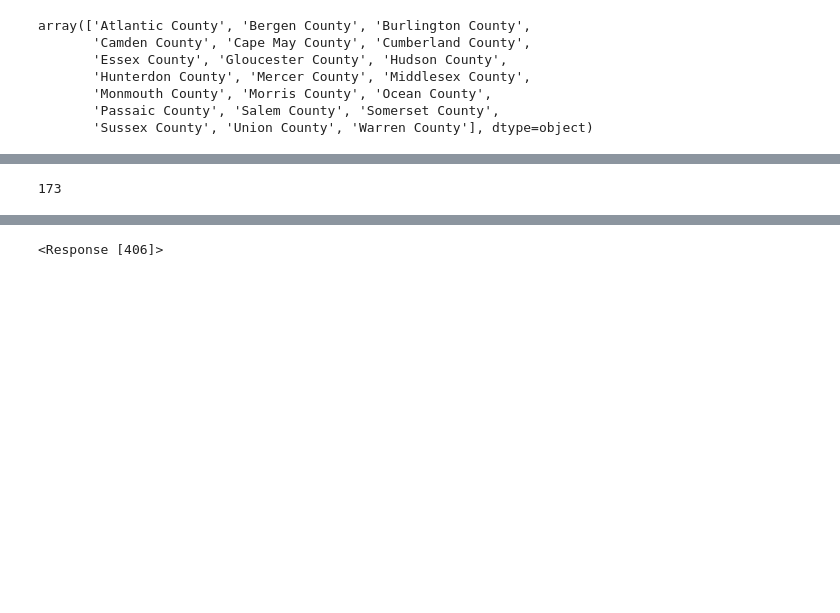
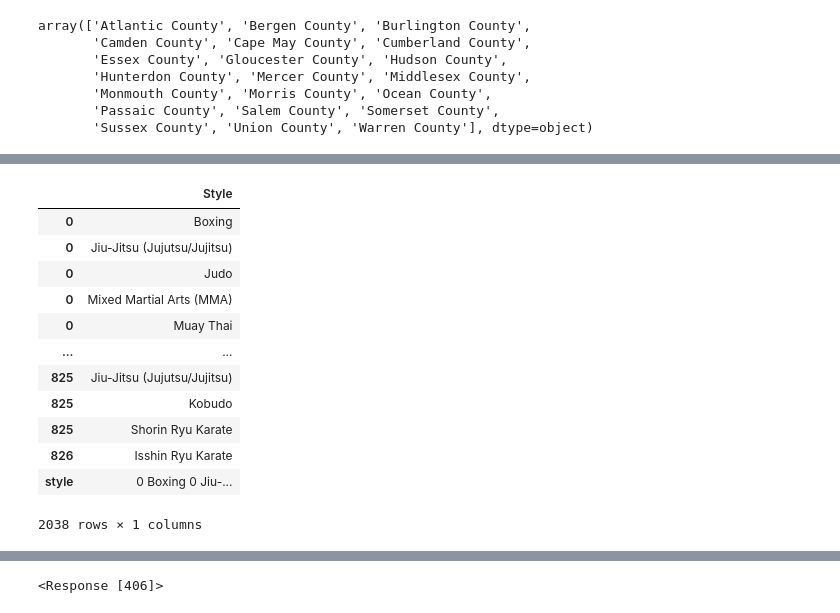
Before and after one commit to kplam624/Dojo-Finder, a Jupyter notebook: SB_data_scrap.ipynb, the cells around one changed output, grey strips where cells are left out. Saved outputs shown, nothing was run; the diff lists cells and outputs as text; code cells hidden in the pictures; blank space fills up the shorter version.

```diff
--- a/SB_data_scrap.ipynb
+++ b/SB_data_scrap.ipynb
@@ -160,15 +124,0 @@ df2
-# %%
-import json
-
-with open(r'C:\Users\Buddy\Desktop\temp\Test_data\final_dojo.json') as project_file:
-    data = json.load(project_file)
-
-#file =
-
-
-df = pd.json_normalize(data)
-df
-
-df2 = pd.read_json(r'C:\Users\Buddy\Desktop\temp\Test_data\final_dojo.json', orient = 'table')
-df2.head(25)
-df2
@@ -202,5 +136,0 @@ df2.to_excel(r"C:\Users\Buddy\Desktop\temp\datajson.xlsx")
-# %%
-
-file = r'C:\Users\Buddy\Desktop\temp\stylecounts.xlsx'
-df4 = pd.read_excel(file)
-df4
@@ -225,0 +137,4 @@ dtype: int64
+# %%
+#isolate styles only column
+df4.style = df2.Style
+df4
@@ -226,4 +154,4 @@ dtype: int64
 # %%
-df5 = df4['Style'].value_counts()
-df5.head(25)
+df5["style"] = df4.explode()
+df5
 # %% [output]
@@ -247,6 +171,17 @@ Name: Style, dtype: int64
-# %%
-#Check count
-temp = df4.loc[(df4['Style'] == 'Kick Boxing')]
-len(temp)
-# %% [output]
-173
+# %%
+#create new frame
+df5.to_frame()
+# %% [output]
+|  | Style |
+| 0 | Boxing |
+| 0 | Jiu-Jitsu (Jujutsu/Jujitsu) |
+| 0 | Judo |
+| 0 | Mixed Martial Arts (MMA) |
+| 0 | Muay Thai |
+| ... | ... |
+| 825 | Jiu-Jitsu (Jujutsu/Jujitsu) |
+| 825 | Kobudo |
+| 825 | Shorin Ryu Karate |
+| 826 | Isshin Ryu Karate |
+| style | 0 Boxing 0 Jiu-... |
+2038 rows × 1 columns
```
Also changed, not shown: parts of 21 cells of this notebook, 1 other file.
